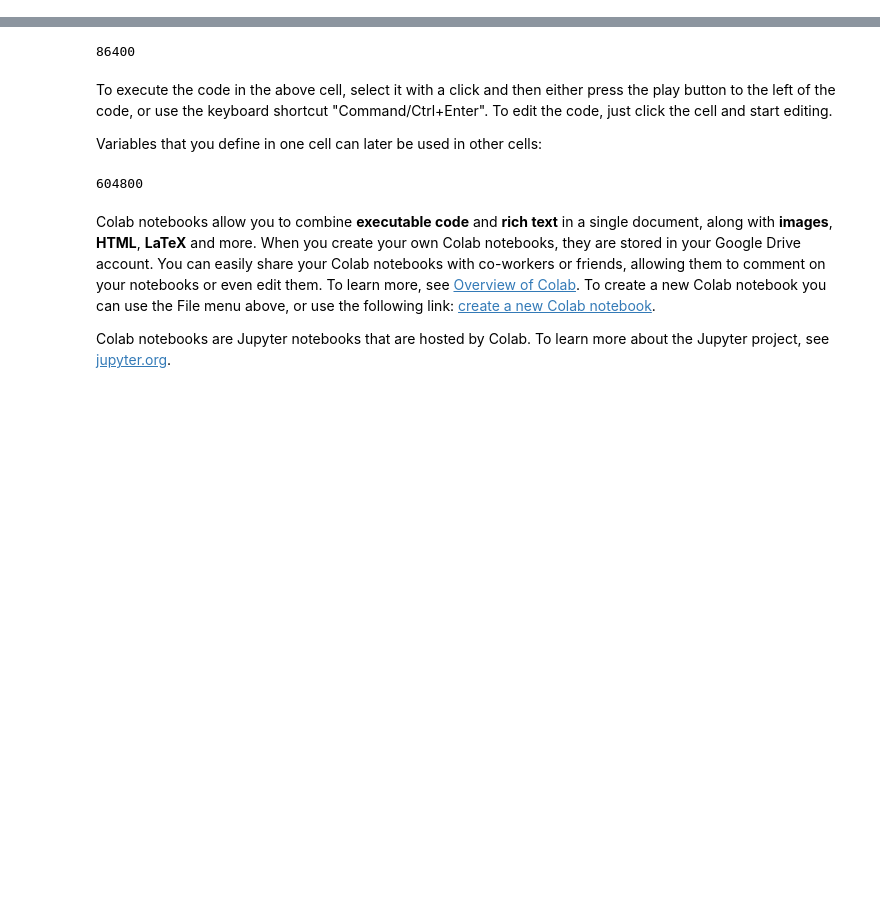
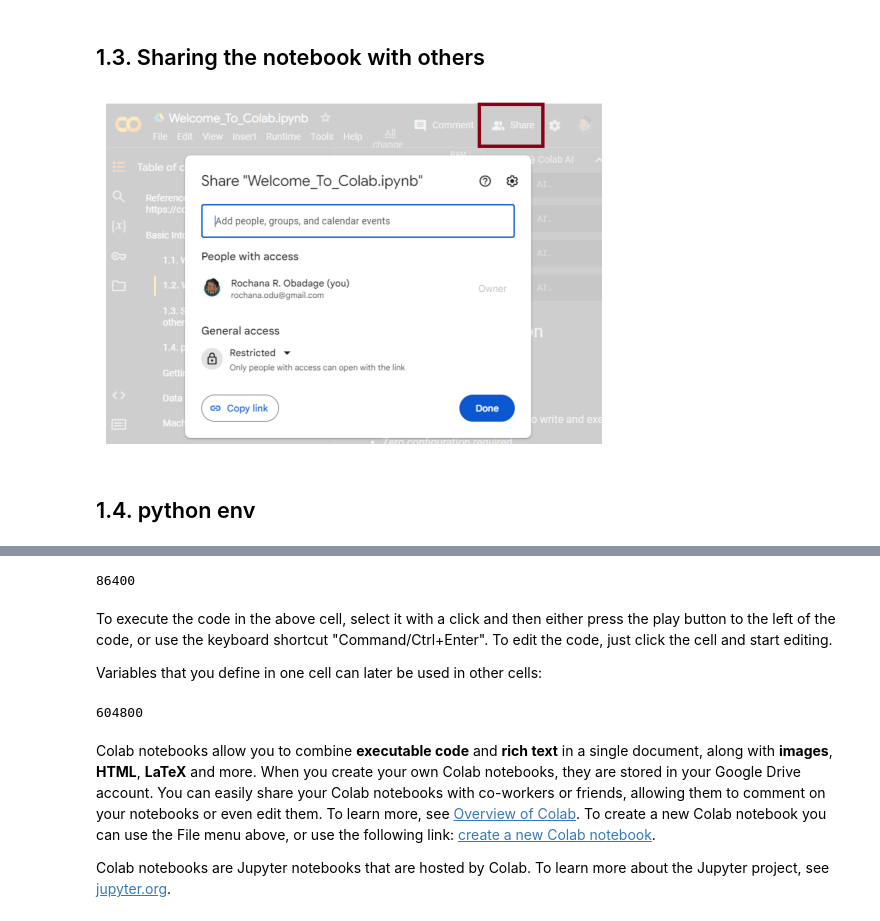
Before and after one commit to rochanaro/colab-intro, a Jupyter notebook: Welcome_To_Colab.ipynb, the cells around one changed output, grey strips where cells are left out. Saved outputs shown, nothing was run; the diff lists cells and outputs as text; code cells hidden in the pictures; blank space fills up the shorter version.

```diff
--- a/Welcome_To_Colab.ipynb
+++ b/Welcome_To_Colab.ipynb
@@ -44,0 +68,14 @@ Whether you're a **student**, a **data scientist** or an **AI researcher**, Cola
+# %% [markdown]
+## 1.3. Sharing the notebook with others
+# %%
+import matplotlib.pyplot as plt
+import matplotlib.image as mpimg
+
+img = mpimg.imread('colab-intro/Sharing.PNG')
+plt.imshow(img)
+plt.axis('off')
+plt.show()
+# %% [output]
+[figure, added]
+# %% [markdown]
+## 1.4. python env
```
Also changed, not shown: parts of 20 cells of this notebook, 1 other file.
